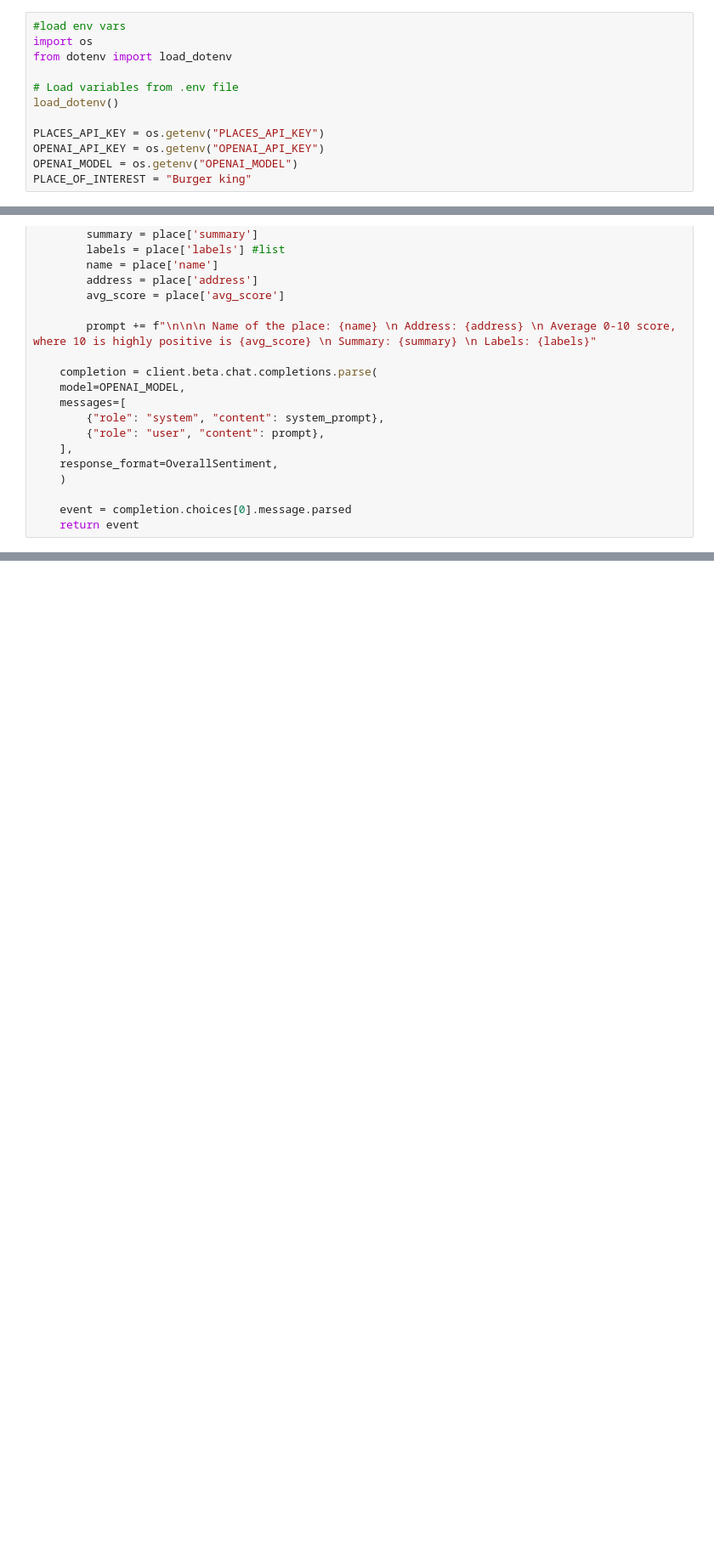
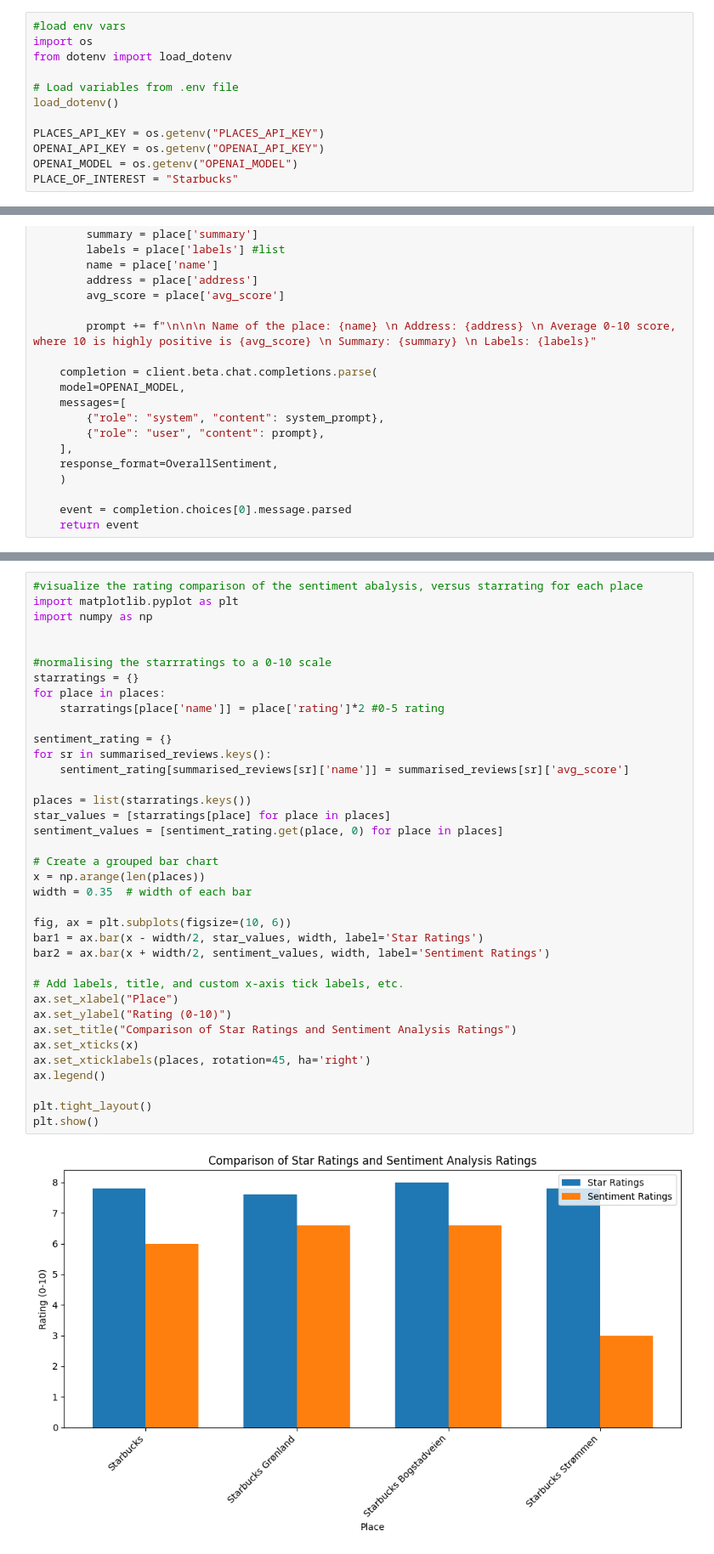
Before and after one commit to ThomasMyrseth/sentiment-analysis, a Jupyter notebook: main.ipynb, the cells around one changed output, grey strips where cells are left out. Shown at 85% size. Drawn from its saved outputs; the diff is of its cells as text; blank space fills up the shorter version.

Commit message:
added a graph

```diff
--- a/main.ipynb
+++ b/main.ipynb
@@ -92,7 +102,7 @@ load_dotenv()
 PLACES_API_KEY = os.getenv("PLACES_API_KEY")
 OPENAI_API_KEY = os.getenv("OPENAI_API_KEY")
 OPENAI_MODEL = os.getenv("OPENAI_MODEL")
-PLACE_OF_INTEREST = "Burger king"
+PLACE_OF_INTEREST = "Starbucks"
 # %%
 #get the necesary data from the GOOGLE PLACES API
 import requests
@@ -478,0 +469,39 @@ The best choice based on the sentiments and ratings is Burger King located at Sj
+# %%
+#visualize the rating comparison of the sentiment abalysis, versus starrating for each place
+import matplotlib.pyplot as plt
+import numpy as np
+
+
+#normalising the starrratings to a 0-10 scale
+starratings = {}
+for place in places:
+    starratings[place['name']] = place['rating']*2 #0-5 rating
+
+sentiment_rating = {}
+for sr in summarised_reviews.keys():
+    sentiment_rating[summarised_reviews[sr]['name']] = summarised_reviews[sr]['avg_score']
+
+places = list(starratings.keys())
+star_values = [starratings[place] for place in places]
+sentiment_values = [sentiment_rating.get(place, 0) for place in places]
+
+# Create a grouped bar chart
+x = np.arange(len(places))
+width = 0.35  # width of each bar
+
+fig, ax = plt.subplots(figsize=(10, 6))
+bar1 = ax.bar(x - width/2, star_values, width, label='Star Ratings')
+bar2 = ax.bar(x + width/2, sentiment_values, width, label='Sentiment Ratings')
+
+# Add labels, title, and custom x-axis tick labels, etc.
+ax.set_xlabel("Place")
+ax.set_ylabel("Rating (0-10)")
+ax.set_title("Comparison of Star Ratings and Sentiment Analysis Ratings")
+ax.set_xticks(x)
+ax.set_xticklabels(places, rotation=45, ha='right')
+ax.legend()
+
+plt.tight_layout()
+plt.show()
+# %% [output]
+[figure, added]
```
Also changed, not shown: parts of 11 cells of this notebook.
